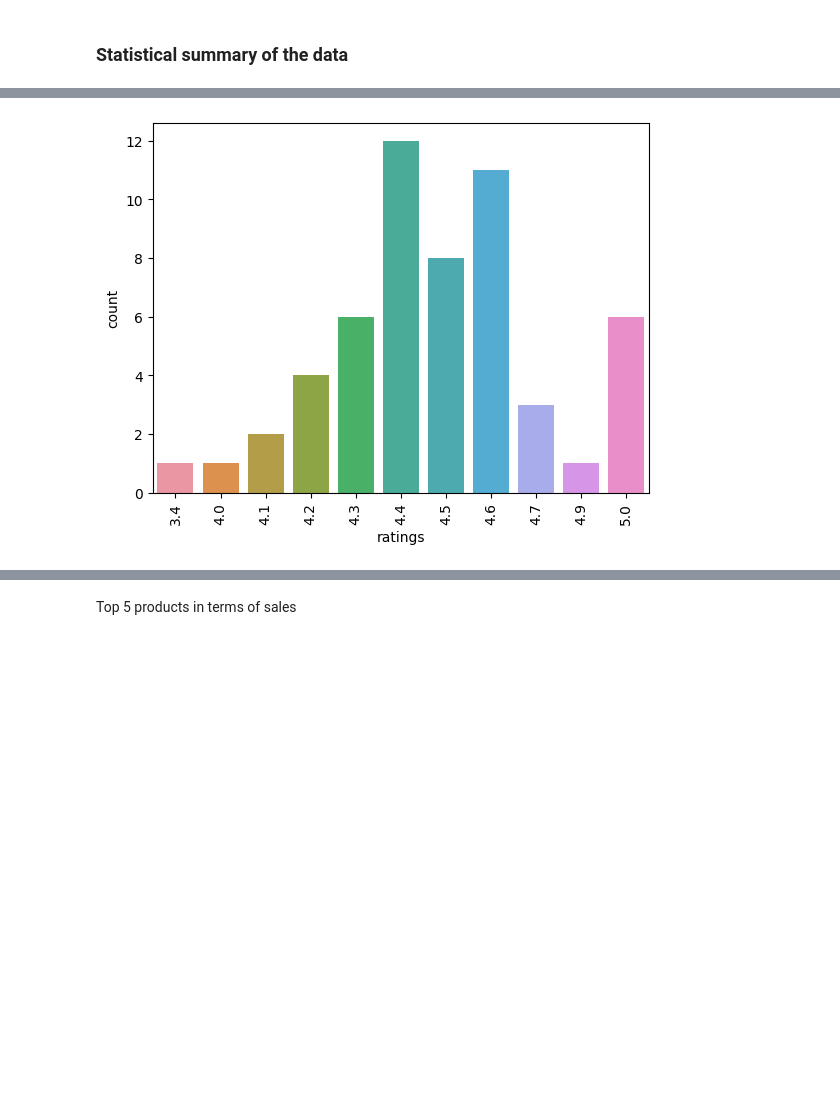
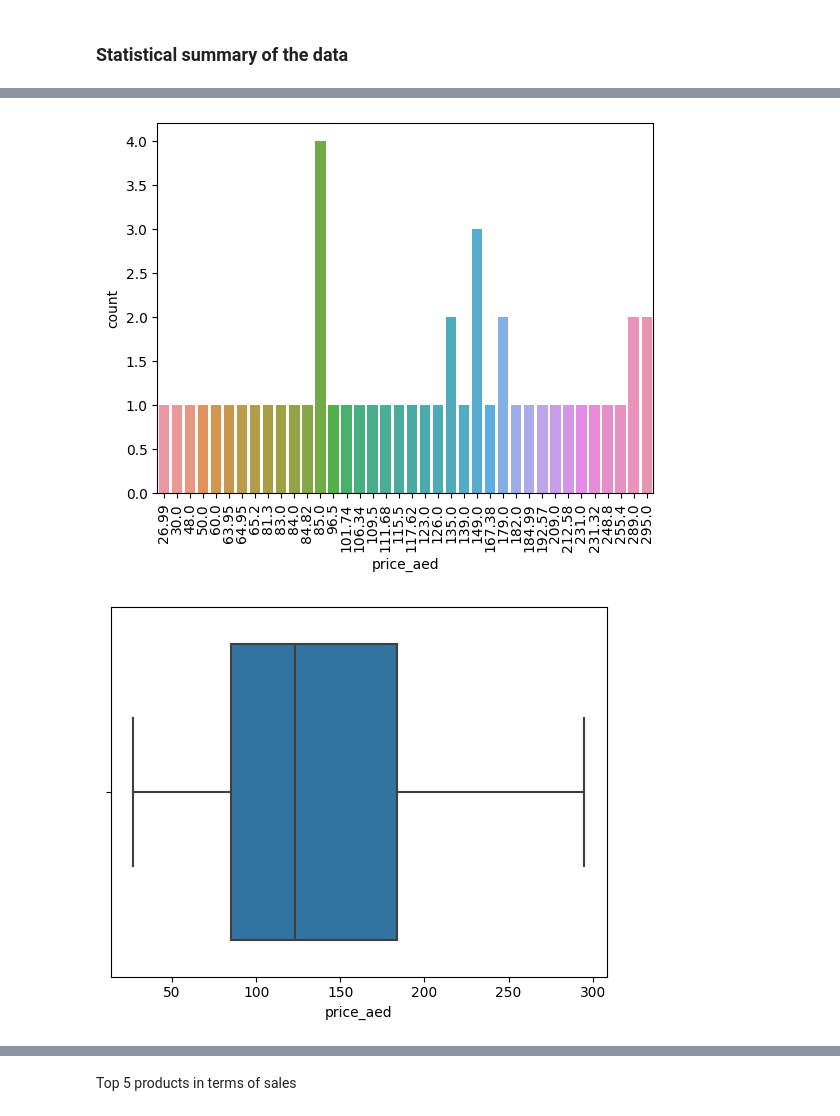
Before and after one commit to ElenaBara21/Portfolio, a Jupyter notebook: Amazon_helium.ipynb, the cells around one changed output, grey strips where cells are left out. Drawn from its saved outputs; the diff is of its cells as text; code cells hidden in the pictures; blank space fills up the shorter version.

```diff
--- a/Amazon_helium.ipynb
+++ b/Amazon_helium.ipynb
@@ -207,0 +368,4 @@ df1.head().T
+# %%
+df1['creation_date'] = pd.to_datetime(df1['creation_date'])
+# %%
+df1 = df1.sort_values('creation_date')
@@ -227,0 +551,11 @@ memory usage: 7.9+ KB
+# %%
+mis_imp = [
+
+    "sales",
+    "revenue"
+
+]
+for m in mis_imp:
+    df1[m] = df1[m].fillna(value=df1.groupby(["ratings"])[m].transform("median"))
+# checking for missing values
+df1.isnull().sum()
@@ -227,0 +586,17 @@ memory usage: 7.9+ KB
+# %%
+# Create a new column indicating whether the product contains "marine"
+df1['Group'] = df1['product_details'].str.contains('marine', case=False)
+
+# Group the products based on the "Group" column
+grouped_df = df1.groupby('Group')
+
+# Access the separate groups
+marine_group = grouped_df.get_group(True)
+other_group = grouped_df.get_group(False)
+
+# Print the separate groups
+print("\nMarine Group:")
+print(marine_group['product_details'])
+
+print("\nOther Group:")
+print(other_group['product_details'])
@@ -410,6 +911,9 @@ df1['product_details'].nunique()
 # %%
-
-sns.countplot(data=df1, x='ratings')
-plt.xticks(rotation=90);
+sns.countplot(data=df1, x='price_aed')
+plt.xticks(rotation=90)
+plt.show()
+sns.boxplot(data=df1, x='price_aed')
+plt.show()
 # %% [output]
-[figure, old version]
+[figure, new version]
+[figure, added]
```
Also changed, not shown: parts of 98 cells of this notebook.
